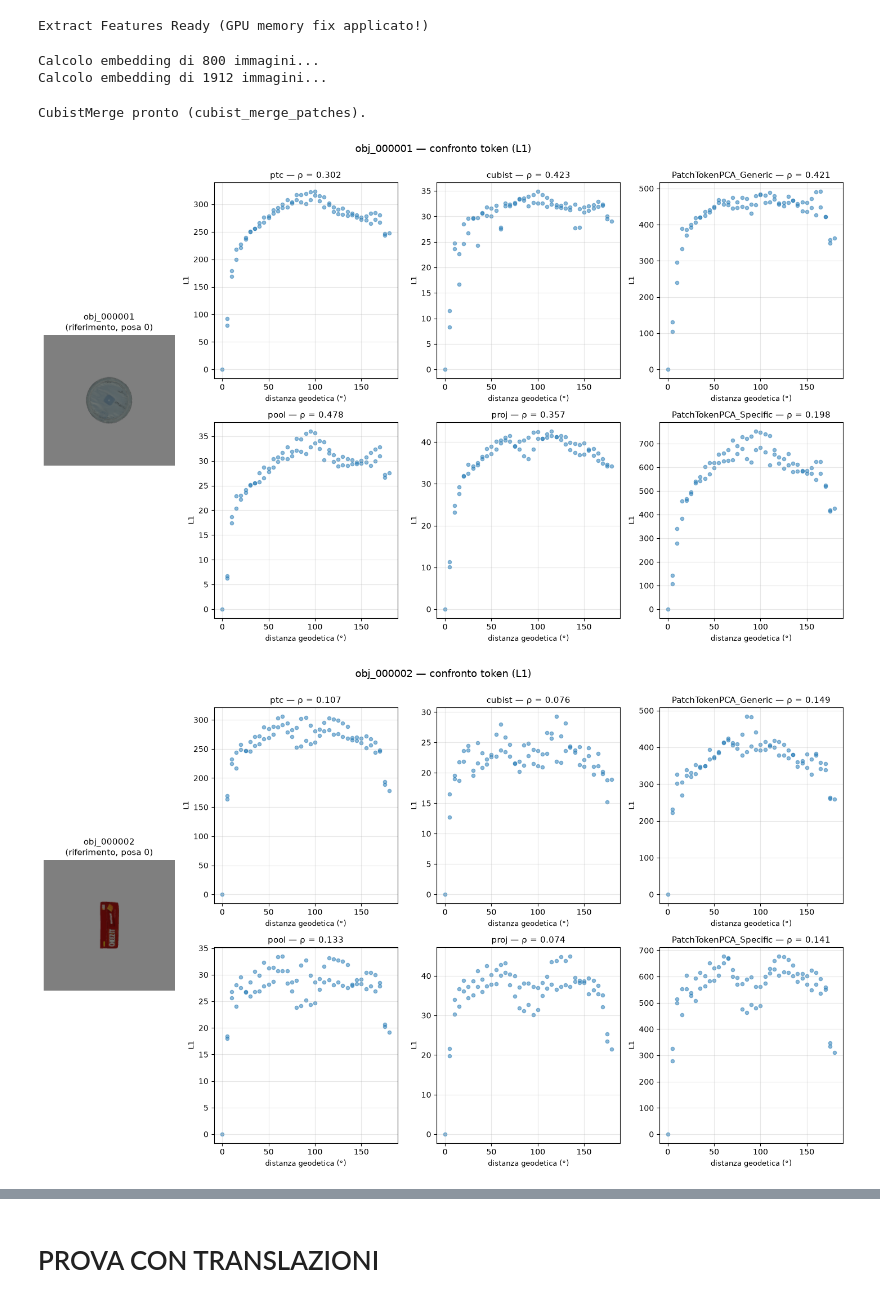
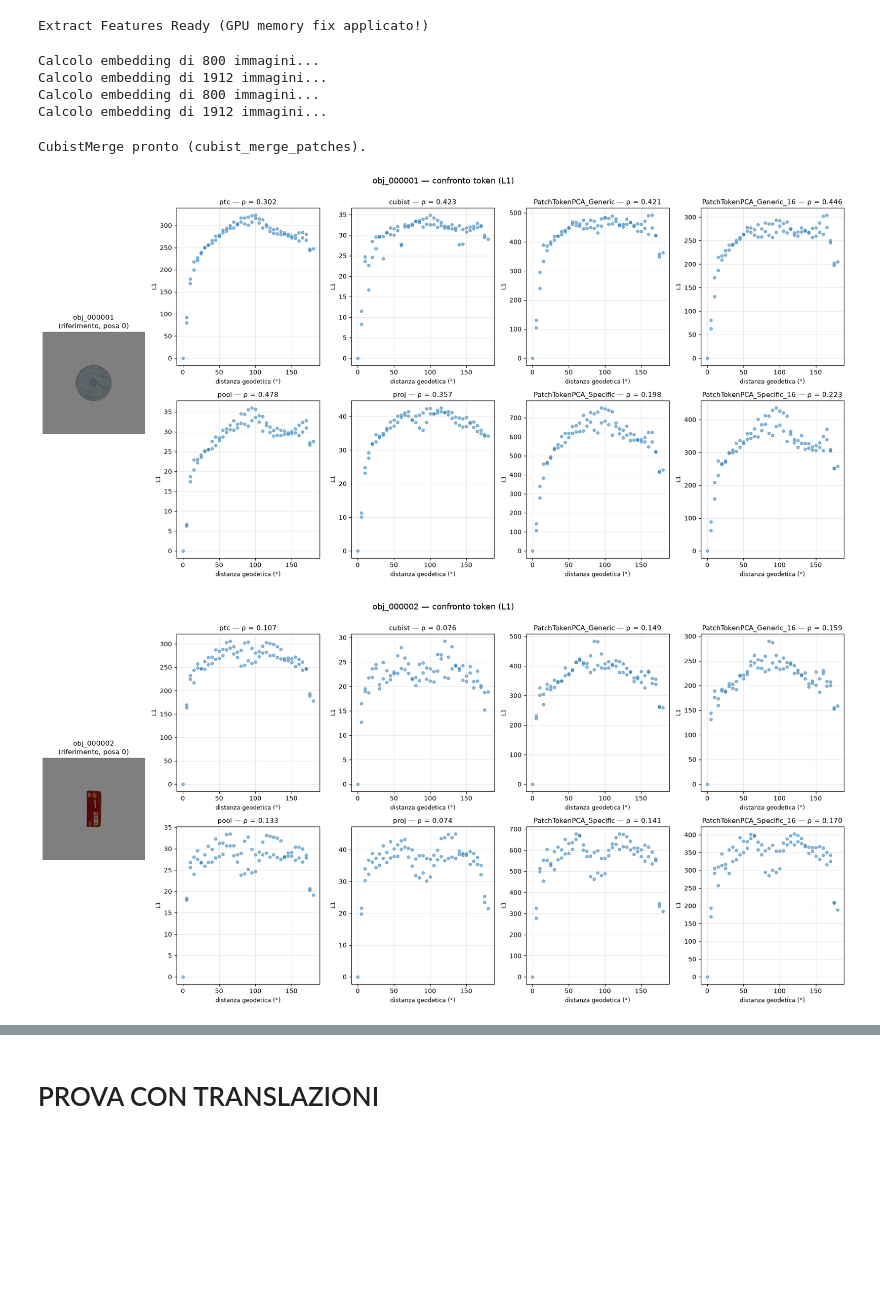
Before and after one commit to Saiukk/PoseJEPA, a Jupyter notebook: Script/Notebook/Descriptor.ipynb, the cells around one changed output, grey strips where cells are left out. Drawn from its saved outputs; the diff is of its cells as text; code cells hidden in the pictures; blank space fills up the shorter version.

```diff
--- a/Script/Notebook/Descriptor.ipynb
+++ b/Script/Notebook/Descriptor.ipynb
@@ -262,9 +262,13 @@ def PCA_MATRIX(dataset, K):
 
 pca_lmo = PCA_MATRIX(dataset = "lmo", K = 32)
 pca_ycbv = PCA_MATRIX(dataset = "ycbv", K = 32)
+pca_lmo_16 = PCA_MATRIX(dataset = "lmo", K = 16)
+pca_ycbv_16 = PCA_MATRIX(dataset = "ycbv", K =16)
 # %% [output]
 Calcolo embedding di 800 immagini...
 Calcolo embedding di 1912 immagini...
+Calcolo embedding di 800 immagini...
+Calcolo embedding di 1912 immagini...
 # %%
 import torch
 import torch.nn.functional as F
@@ -376,7 +380,7 @@ def extract_features2(img, layers=[-1], token="pool", grid=2,
                        use_cache=True, reduced_dim=32):
 
     if token == "PatchTokenPCA_Generic":
-        # richiede che 'pca' sia già stata fittata (vedi blocco COMPUTE PCA sopra)
+
         feat = _extract_features2_original(img, layers=layers, token="PatchToken", grid=grid,
                                             norm_mode=norm_mode, normalize=normalize,
                                             use_cache=use_cache, reduced_dim=reduced_dim)
@@ -385,8 +389,8 @@ def extract_features2(img, layers=[-1], token="pool", grid=2,
         X_query_reduced = pca_lmo.transform(X_query)
         return torch.tensor(X_query_reduced, dtype=torch.float32)
 
-    if token == "PatchTokenPCA_Specific":
-        # richiede che 'pca' sia già stata fittata (vedi blocco COMPUTE PCA sopra)
+    elif token == "PatchTokenPCA_Specific":
+
         feat = _extract_features2_original(img, layers=layers, token="PatchToken", grid=grid,
                                             norm_mode=norm_mode, normalize=normalize,
                                             use_cache=use_cache, reduced_dim=reduced_dim)
@@ -394,6 +398,28 @@ def extract_features2(img, layers=[-1], token="pool", grid=2,
         X_query = feat.cpu().numpy()
         X_query_reduced = pca_ycbv.transform(X_query)
         return torch.tensor(X_query_reduced, dtype=torch.float32)
+
+
+    elif token == "PatchTokenPCA_Generic_16":
+
+        feat = _extract_features2_original(img, layers=layers, token="PatchToken", grid=grid,
+                                            norm_mode=norm_mode, normalize=normalize,
+                                            use_cache=use_cache, reduced_dim=reduced_dim)
+        D, C = feat.shape
+        X_query = feat.cpu().numpy()
+        X_query_reduced = pca_lmo_16.transform(X_query)
+        return torch.tensor(X_query_reduced, dtype=torch.float32)
+
+    elif token == "PatchTokenPCA_Specific_16":
+
+        feat = _extract_features2_original(img, layers=layers, token="PatchToken", grid=grid,
+                                            norm_mode=norm_mode, normalize=normalize,
+                                            use_cache=use_cache, reduced_dim=reduced_dim)
+        D, C = feat.shape
+        X_query = feat.cpu().numpy()
+        X_query_reduced = pca_ycbv_16.transform(X_query)
+        return torch.tensor(X_query_reduced, dtype=torch.float32)
+
 
 
     if token != "cubist":
@@ -432,7 +458,7 @@ from scipy.spatial.transform import Rotation
 from scipy.stats import spearmanr
 
 def plot_object_compare(obj_name, dataset="ycbv", layers=[-1], metric="L1",
-                         tokens=("ptc", "pool", "cubist", "proj", "PatchTokenPCA_Generic", "PatchTokenPCA_Specific"),
+                         tokens=("ptc", "pool", "cubist", "proj", "PatchTokenPCA_Generic", "PatchTokenPCA_Specific", "PatchTokenPCA_Generic_16", "PatchTokenPCA_Specific_16"),
                          grid=2, reduced_dim=12, ref_idx=0):
     """
     Come plot_object, ma calcola angolo-vs-distanza per PIU' token sullo
@@ -473,7 +499,7 @@ def plot_object_compare(obj_name, dataset="ycbv", layers=[-1], metric="L1",
         ax = fig.add_subplot(pos)
 
         kwargs = {}
-        if token in ("pool", "cubist", "PatchTokenPCA_Generic", "PatchTokenPCA_Specific"):
+        if token in ("pool", "cubist", "PatchTokenPCA_Generic", "PatchTokenPCA_Specific", "PatchTokenPCA_Generic_16", "PatchTokenPCA_Specific_16"):
             kwargs["grid"] = grid
         if token == "proj":
             kwargs["reduced_dim"] = reduced_dim
@@ -490,32 +516,32 @@ def plot_object_compare(obj_name, dataset="ycbv", layers=[-1], metric="L1",
         dists = []
         for i in range(len(df)):
             e = get_flat_embedding(img_paths[i])
             if metric == "cos_dist":
                 d = 1.0 - F.cosine_similarity(e_ref, e, dim=0).item()
             elif metric == "L2":
                 d = torch.norm(e_ref - e).item()
             elif metric == "L1":
                 d = torch.abs(e_ref - e).sum().item()
             else:
                 raise ValueError(metric)
             dists.append(d)
         dists = np.array(dists)
 
         rho, _ = spearmanr(angles, dists)
         ax.scatter(angles, dists, s=20, alpha=0.5)
         ax.set_xlabel("distanza geodetica (°)", fontsize=9)
         ax.set_ylabel(f"{metric}", fontsize=9)
         ax.set_title(f"{token} — ρ = {rho:.3f}", fontsize=11)
         ax.grid(alpha=0.3)
 
     plt.suptitle(f"{obj_name} — confronto token ({metric})", y=1.00, fontsize=13)
     plt.tight_layout()
     plt.show()
 
 
 OBJECTS = ["obj_000001", "obj_000002", "obj_000003", "obj_000015"]
 for obj in OBJECTS:
     plot_object_compare(obj, metric="L1")
 # %% [output]
-[figure, old version]
+[figure, new version]
-[figure, old version]
+[figure, new version]
```
Also changed, not shown: parts of 2 cells of this notebook, 4 other files.
